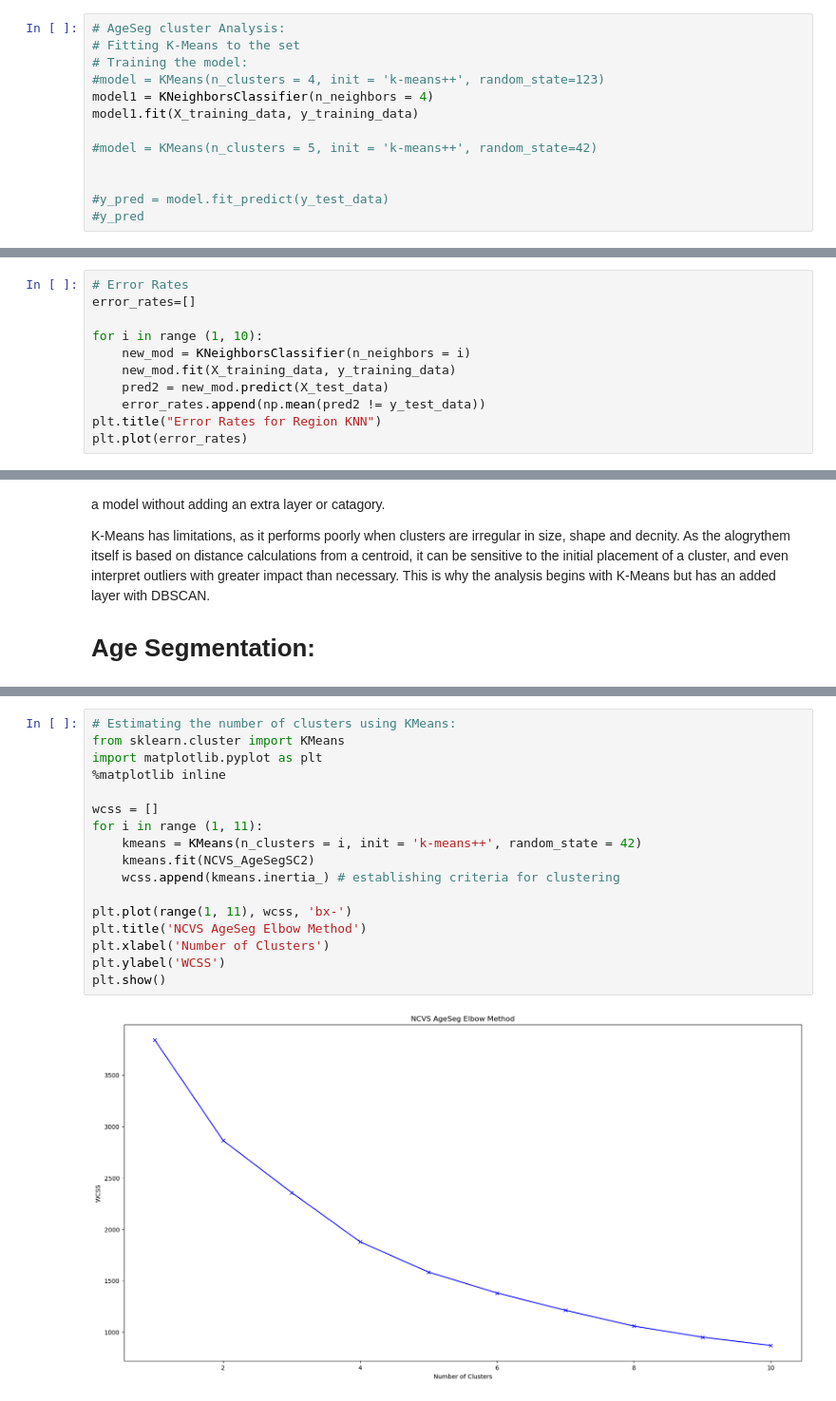
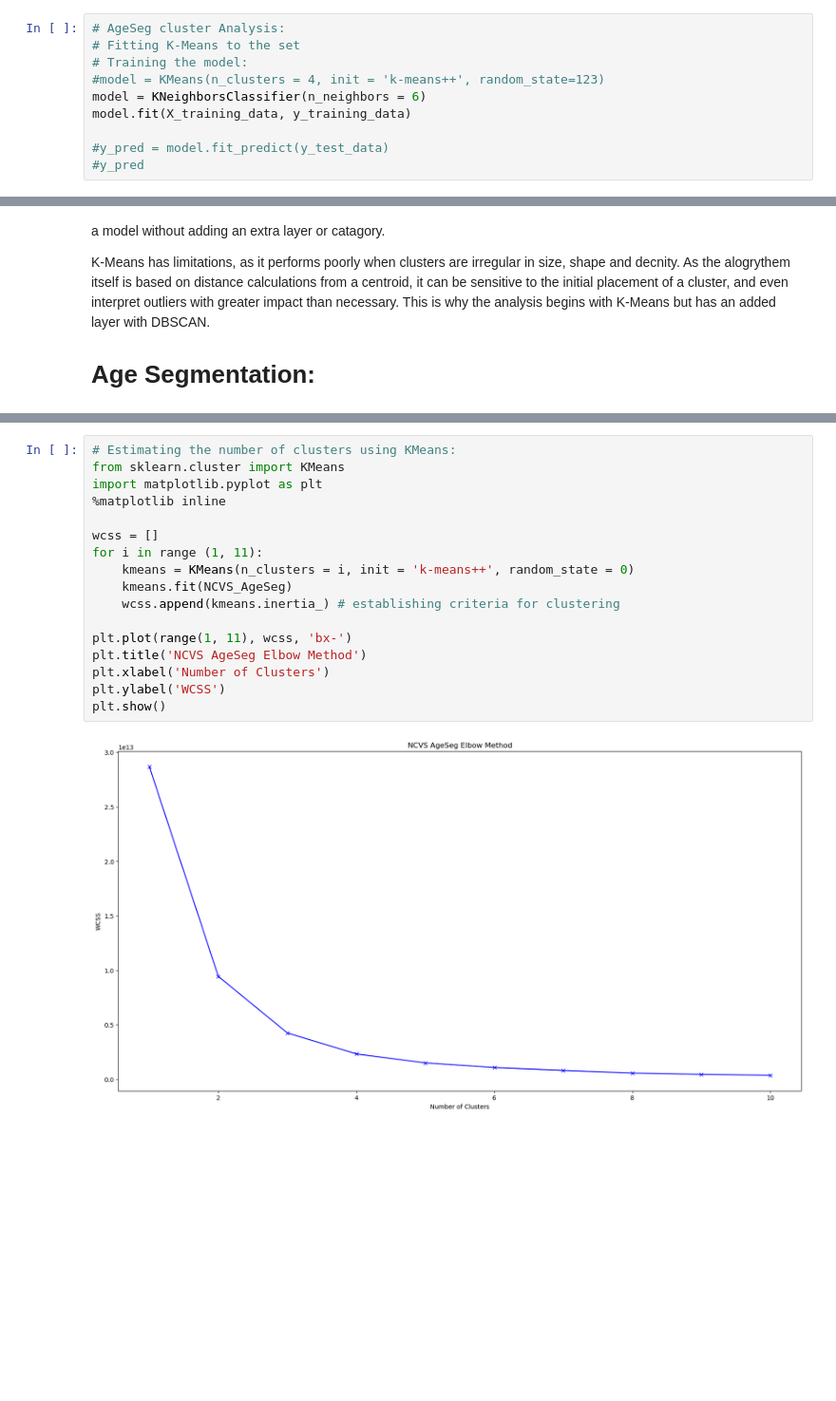
Before and after one commit to accoffin12/CrimeVictimAnalysis_Capstone, a Jupyter notebook: Clustering Models Developed for Predictive Modeling.ipynb, the cells around one changed output, grey strips where cells are left out. Shown: that part at 95% size. Cells and saved outputs as stored; diff of their text form; blank space fills up the shorter version.

```diff
--- a/Clustering Models Developed for Predictive Modeling.ipynb
+++ b/Clustering Models Developed for Predictive Modeling.ipynb
@@ -235,11 +238,8 @@ Based on the graph, the optimal number of clusters is 4, as this is when the slo
 # Fitting K-Means to the set
 # Training the model:
 #model = KMeans(n_clusters = 4, init = 'k-means++', random_state=123)
-model1 = KNeighborsClassifier(n_neighbors = 4)
-model1.fit(X_training_data, y_training_data)
-
-#model = KMeans(n_clusters = 5, init = 'k-means++', random_state=42)
-
+model = KNeighborsClassifier(n_neighbors = 6)
+model.fit(X_training_data, y_training_data)
 
 #y_pred = model.fit_predict(y_test_data)
 #y_pred
@@ -377,11 +364,0 @@ plt.ylabel('Accuracy Score')
-# %%
-# Error Rates
-error_rates=[]
-
-for i in range (1, 10):
-    new_mod = KNeighborsClassifier(n_neighbors = i)
-    new_mod.fit(X_training_data, y_training_data)
-    pred2 = new_mod.predict(X_test_data)
-    error_rates.append(np.mean(pred2 != y_test_data))
-plt.title("Error Rates for Region KNN")
-plt.plot(error_rates)
@@ -431,20 +471,20 @@ NCVS_AgeSegSC2 = pd.DataFrame(NCVS_AgeSegSC2)
 # %%
 # Estimating the number of clusters using KMeans:
 from sklearn.cluster import KMeans
 import matplotlib.pyplot as plt
 %matplotlib inline
 
 wcss = []
 for i in range (1, 11):
-    kmeans = KMeans(n_clusters = i, init = 'k-means++', random_state = 42)
-    kmeans.fit(NCVS_AgeSegSC2)
+    kmeans = KMeans(n_clusters = i, init = 'k-means++', random_state = 0)
+    kmeans.fit(NCVS_AgeSeg)
     wcss.append(kmeans.inertia_) # establishing criteria for clustering
 
 plt.plot(range(1, 11), wcss, 'bx-')
 plt.title('NCVS AgeSeg Elbow Method')
 plt.xlabel('Number of Clusters')
 plt.ylabel('WCSS')
 plt.show()
 # %% [output]
-[figure, old version]
+[figure, new version]
 # %% [markdown]
```
Also changed, not shown: parts of 28 cells of this notebook.
